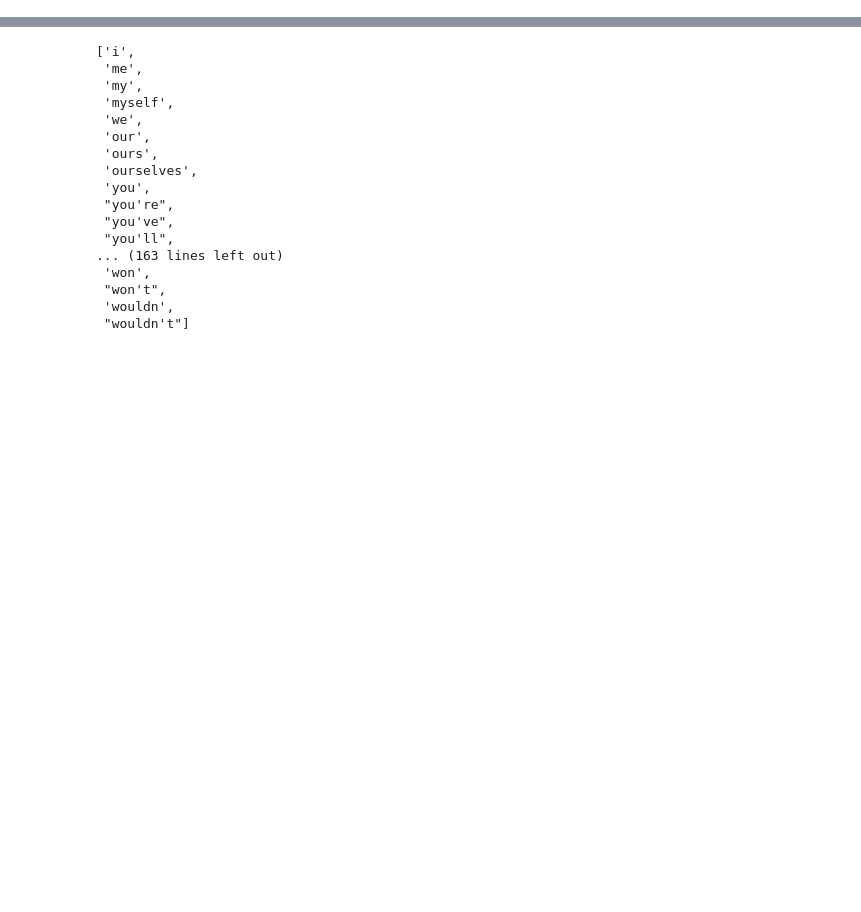
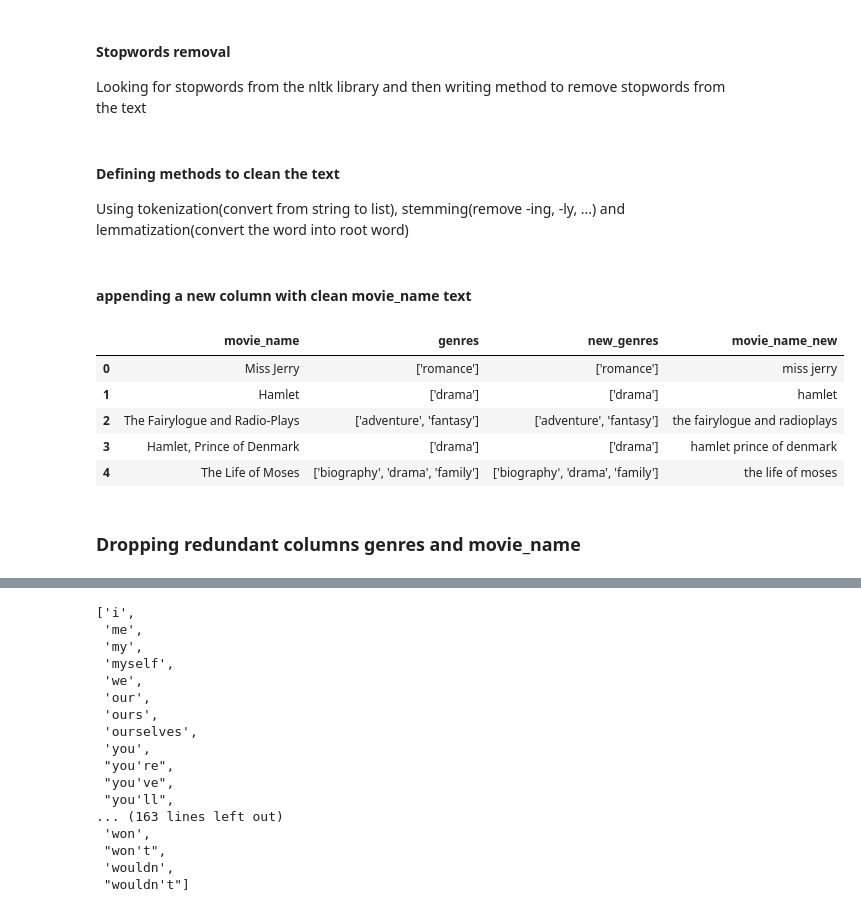
Before and after one commit to priyanshi9692/CMPE256-Project, a Jupyter notebook: Random_Forest.ipynb, the cells around one changed output, grey strips where cells are left out. Drawn from its saved outputs; the diff is of its cells as text; code cells hidden in the pictures; blank space fills up the shorter version.

```diff
--- a/Random_Forest.ipynb
+++ b/Random_Forest.ipynb
@@ -114,0 +141,3 @@ df.head()
+# %% [markdown]
+#### Stopwords removal
+Looking for stopwords from the nltk library and then writing method to remove stopwords from the text
@@ -114,0 +152,4 @@ df.head()
+# %% [markdown]
+#### Defining methods to clean the text
+
+Using tokenization(convert from string to list), stemming(remove -ing, -ly, ...) and lemmatization(convert the word into root word)
@@ -114,0 +191,2 @@ df.head()
+# %% [markdown]
+#### appending a new column with clean movie_name text
@@ -114,0 +195,11 @@ df.head()
+# %%
+movie_data.head()
+# %% [output]
+|  | movie_name | genres | new_genres | movie_name_new |
+| 0 | Miss Jerry | ['romance'] | ['romance'] | miss jerry |
+| 1 | Hamlet | ['drama'] | ['drama'] | hamlet |
+| 2 | The Fairylogue and Radio-Plays | ['adventure', 'fantasy'] | ['adventure', 'fantasy'] | the fairylogue and radioplays |
+| 3 | Hamlet, Prince of Denmark | ['drama'] | ['drama'] | hamlet prince of denmark |
+| 4 | The Life of Moses | ['biography', 'drama', 'family'] | ['biography', 'drama', 'family'] | the life of moses |
+# %% [markdown]
+### Dropping redundant columns genres and movie_name
```
Also changed, not shown: parts of 104 cells of this notebook.
